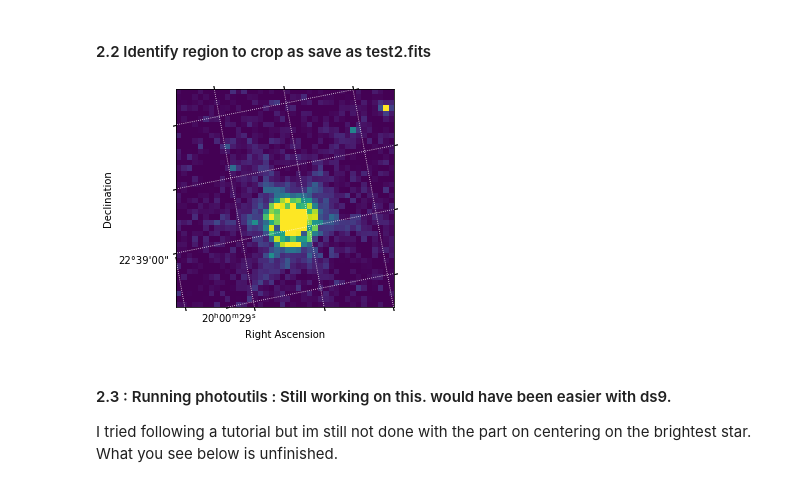
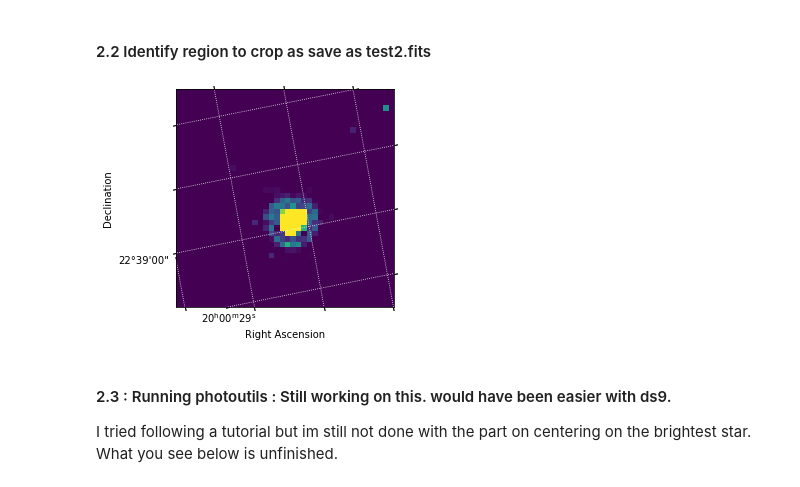
Before and after one commit to askemer/ASTR257_2024, a Jupyter notebook: student_work/Twum_test_assignment_still in progress.ipynb, the cells around one changed output. Cells and saved outputs as stored; diff of their text form; code cells hidden in the pictures.

Commit message:
edited image and notebook still incomplete.

```diff
--- a/student_work/Twum_test_assignment_still in progress.ipynb
+++ b/student_work/Twum_test_assignment_still in progress.ipynb
@@ -83,26 +81,26 @@ plt.savefig('test_original.png')
 # %%
 cutout40 = data[35:75, 35:75]
 # Create the plotting object with the WCS projection.
 plt.subplot(projection=wcs)
-plt.imshow(cutout40, vmin=0, vmax=100)
+plt.imshow(cutout40, vmin=30, vmax=200)
 plt.grid(color='white', ls=':', alpha=1)
 plt.xlabel('Right Ascension')
 plt.ylabel('Declination')
 
 # Save the figure.
 plt.savefig('test_cutout.png')
 
 # Save Fits
 # cutout40.writeto('test2.fits')
 with fits.open('test.fits') as f:
 #     data = hdu[0].data
     w = WCS(f[0].header)
     newf = fits.PrimaryHDU()
     newf.data = f[0].data[35:75, 35:75]
     newf.header = f[0].header
-    newf.writeto('test2.fits')
+    newf.writeto('test2.fits', overwrite = True)
 # %% [output]
-[figure, old version]
+[figure, new version]
 # %% [markdown]
 #### 2.3 : Running photoutils : Still working on this. would have been easier with ds9.
 I tried following a tutorial but im still not done with the part on centering on the brightest star. What you see below is unfinished.
```
Also changed, not shown: parts of 1 cell of this notebook, 1 other file.
